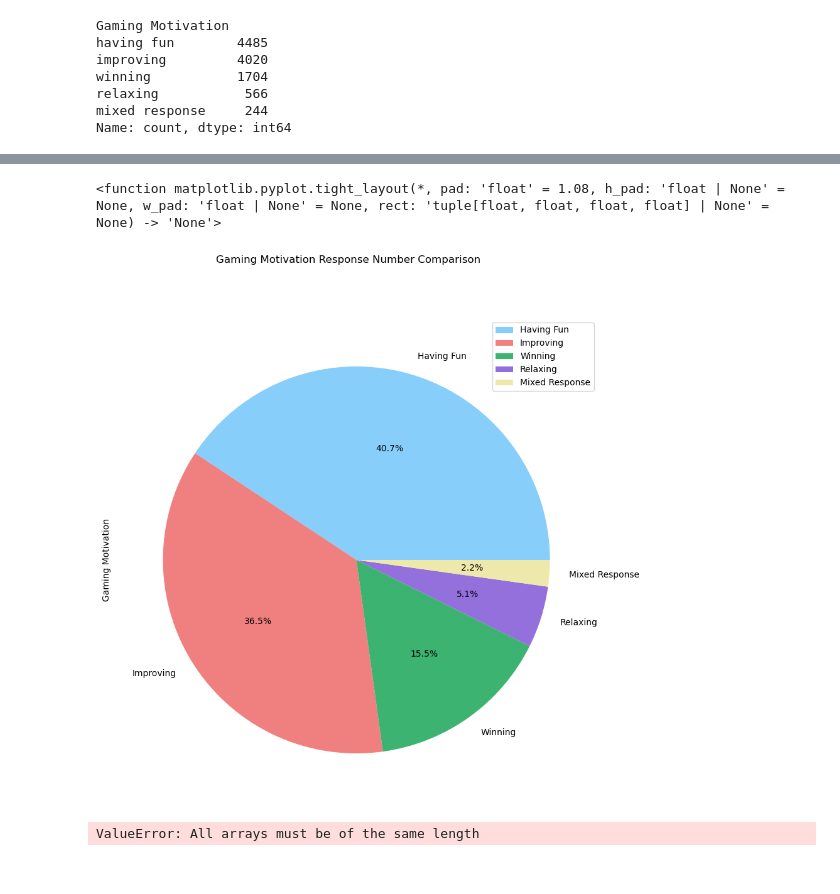
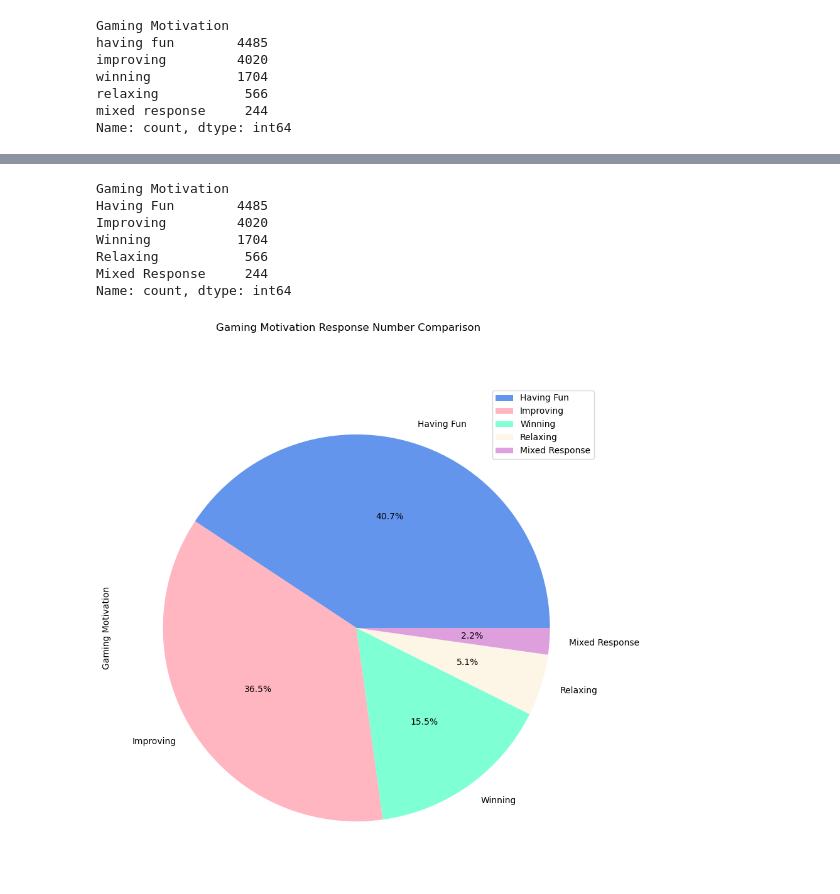
Before and after one commit to ComfyKoala/Project_1_Group_1, a Jupyter notebook: ashleys_analysis/ashleys_analysis.ipynb, the cells around one changed output, grey strips where cells are left out. Cells and saved outputs as stored; diff of their text form; code cells hidden in the pictures.

Commit message:
created visuals

```diff
--- a/ashleys_analysis/ashleys_analysis.ipynb
+++ b/ashleys_analysis/ashleys_analysis.ipynb
@@ -399,48 +409,28 @@ GADgm_df
 11019 rows × 10 columns
+# %%
+#checking GADgm responses
+GADgm_responses = GADgm_df['Gaming Motivation'].value_counts()
+GADgm_responses
+# %% [output]
+Gaming Motivation
+Having Fun        4485
+Improving         4020
+Winning           1704
+Relaxing           566
+Mixed Response     244
+Name: count, dtype: int64
 # %%
 #creating pie chart or bar graph of all responses used for question
 resp_pie = GADgm_df["Gaming Motivation"].value_counts()
 resp_pie_df = pd.DataFrame(resp_pie)
 resp_pie_df.plot(kind="pie",
     figsize=(10,10),
     autopct = "%1.1f%%",
     title= "Gaming Motivation Response Number Comparison",
     subplots = True,
     ylabel = "Gaming Motivation",
-    colors = ["lightskyblue", "lightcoral", "mediumseagreen", "mediumpurple", "palegoldenrod"])
+    colors = ["cornflowerblue", "lightpink", "aquamarine", "oldlace", "plum"])
 plt.legend(loc="best", fontsize = "medium")
 plt.tight_layout;
 # %% [output]
-<function matplotlib.pyplot.tight_layout(*, pad: 'float' = 1.08, h_pad: 'float | None' = None, w_pad: 'float | None' = None, rect: 'tuple[float, float, float, float] | None' = None) -> 'None'>
-[figure, old version]
+[figure, new version]
-# %%
-# Put treatments into a list for for loop (and later for plot labels)
-gaming_motive = ["Having Fun", "Relaxing", "Improving", "Winning", "Mixed Response"]
-
-# Create empty dictionary to fill with tumor vol data (for plotting)
-plot_data = {motive: [] for motive in gaming_motive}
-
-# Fill the plot_data dictionary with tumor volume data
-for index, motive in GADgm_df.iterrows():
-    if motive['Gaming Motivation'] in gaming_motive:
-        plot_data[motive['Gaming Motivation']].append(motive['GAD Total'])
-
-# Convert dictionary to DataFrame
-plot_data_df = pd.DataFrame(plot_data)
-
-# Calculate quartiles and determine outliers for each gaming motive
-for motive in gaming_motive:
-    quartiles = GADgm_df[GADgm_df['Gaming Motivation'] == motive]['GAD Total'].quantile([.25, .5, .75])
-    lowerq = quartiles[0.25]
-    upperq = quartiles[0.75]
-    iqr = upperq - lowerq
-
-    lower_bound = lowerq - (1.5 * iqr)
-    upper_bound = upperq + (1.5 * iqr)
-
-    box_data = GADgm_df[GADgm_df['Gaming Motivation'] == motive]['GAD Total']
-    outliers = box_data[(box_data < lower_bound) | (box_data > upper_bound)]
-
-    print(f"{motive} has {outliers.count()} potential outlier[s]: {outliers}")
-# %% [output]
-ValueError: All arrays must be of the same length
```
Also changed, not shown: parts of 13 cells of this notebook.
